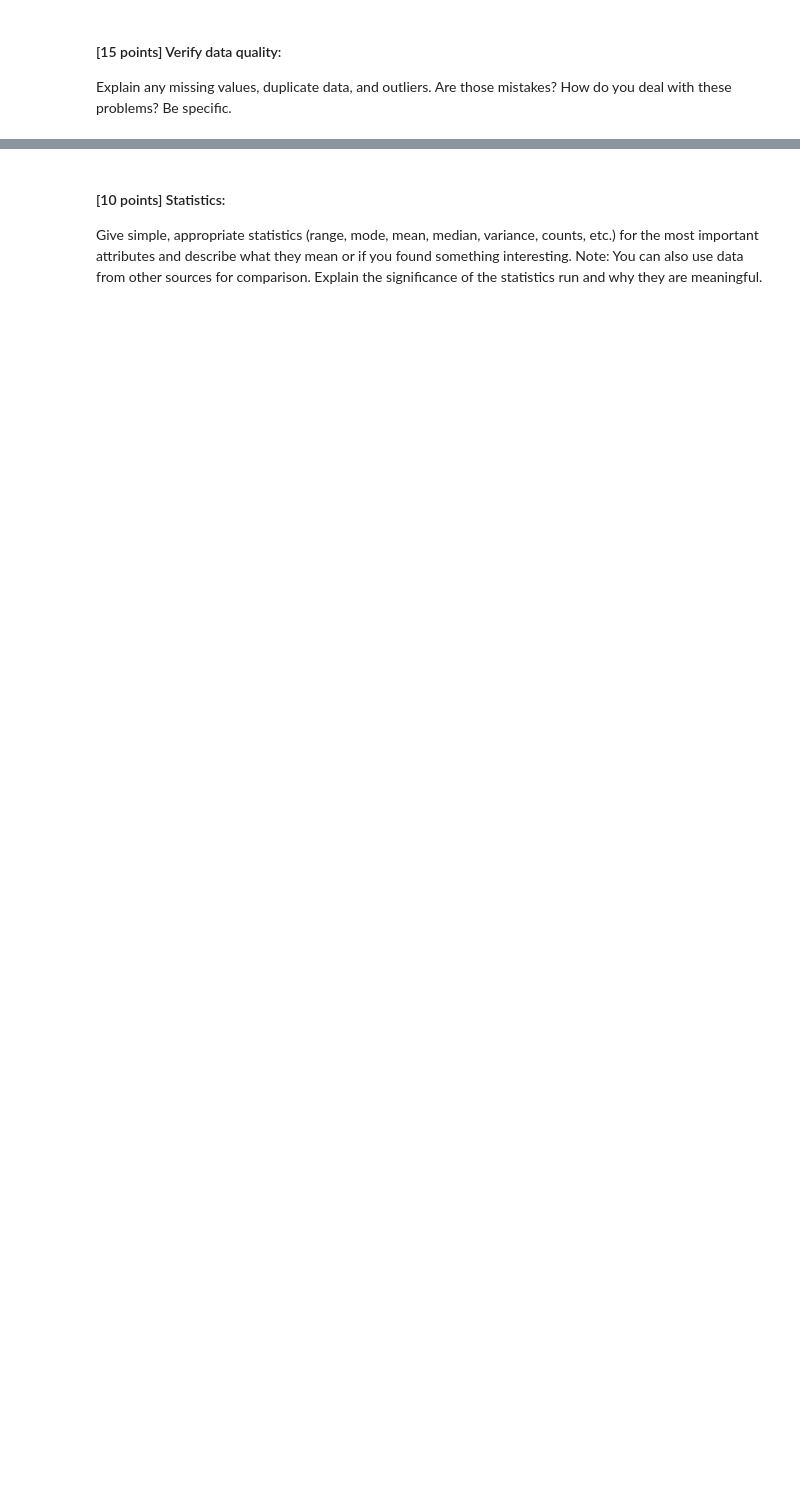
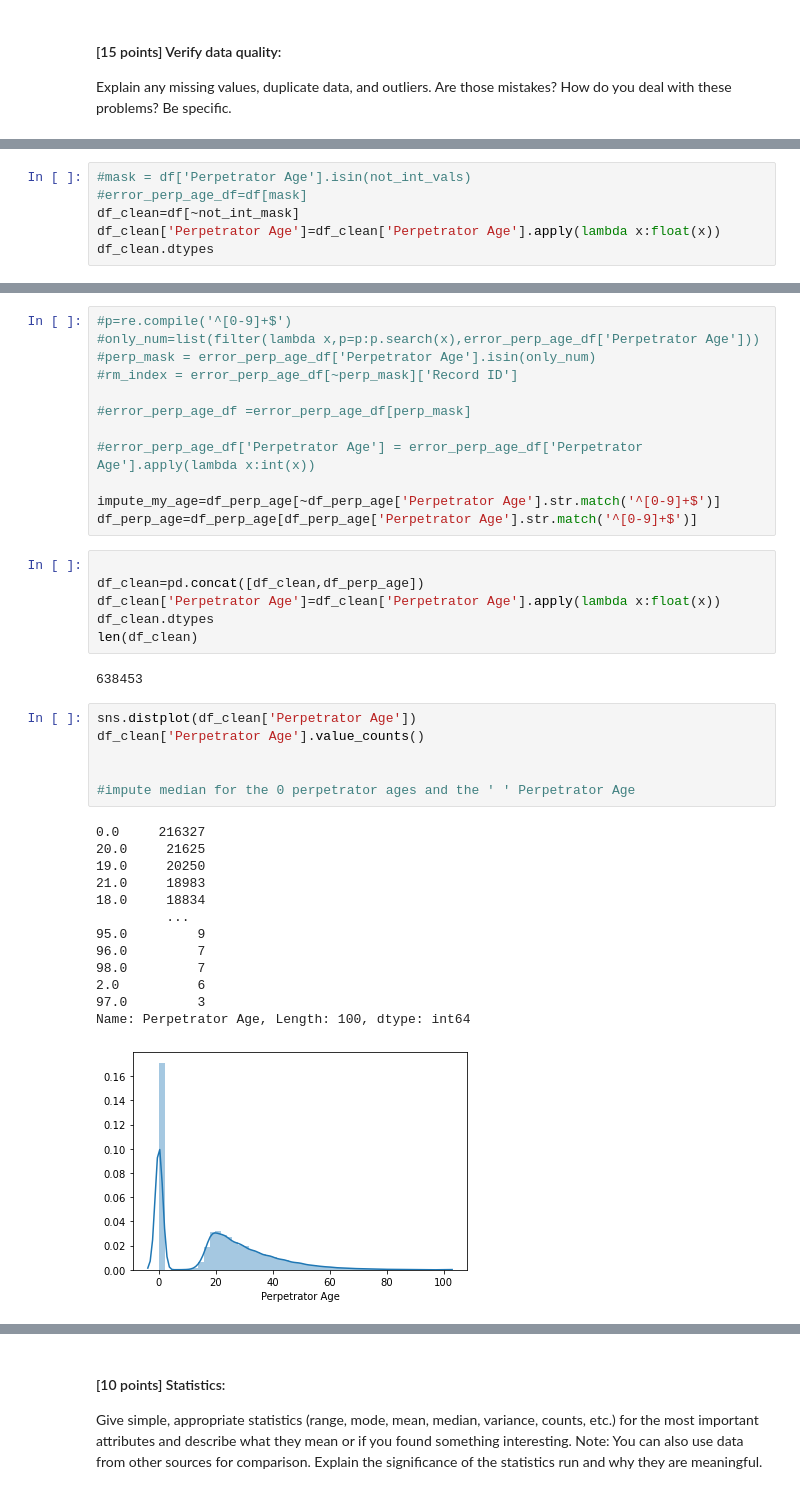
Before and after one commit to pretttyvo/ML1-Visualization-and-Data-Preprocessing, a Jupyter notebook: Lab 1/Jupyter Notebooks/Visualization and Processing-Part I.ipynb, the cells around one changed output, grey strips where cells are left out. Drawn from its saved outputs; the diff is of its cells as text; blank space fills up the shorter version.

```diff
--- a/Lab 1/Jupyter Notebooks/Visualization and Processing-Part I.ipynb
+++ b/Lab 1/Jupyter Notebooks/Visualization and Processing-Part I.ipynb
@@ -58,0 +236,6 @@ Are those mistakes? How do you deal with these problems? Be specific.
+# %%
+#mask = df['Perpetrator Age'].isin(not_int_vals)
+#error_perp_age_df=df[mask]
+df_clean=df[~not_int_mask]
+df_clean['Perpetrator Age']=df_clean['Perpetrator Age'].apply(lambda x:float(x))
+df_clean.dtypes
@@ -58,0 +263,40 @@ Are those mistakes? How do you deal with these problems? Be specific.
+# %%
+#p=re.compile('^[0-9]+$')
+#only_num=list(filter(lambda x,p=p:p.search(x),error_perp_age_df['Perpetrator Age']))
+#perp_mask = error_perp_age_df['Perpetrator Age'].isin(only_num)
+#rm_index = error_perp_age_df[~perp_mask]['Record ID']
+
+#error_perp_age_df =error_perp_age_df[perp_mask]
+
+#error_perp_age_df['Perpetrator Age'] = error_perp_age_df['Perpetrator Age'].apply(lambda x:int(x))
+
+impute_my_age=df_perp_age[~df_perp_age['Perpetrator Age'].str.match('^[0-9]+$')]
+df_perp_age=df_perp_age[df_perp_age['Perpetrator Age'].str.match('^[0-9]+$')]
+# %%
+
+df_clean=pd.concat([df_clean,df_perp_age])
+df_clean['Perpetrator Age']=df_clean['Perpetrator Age'].apply(lambda x:float(x))
+df_clean.dtypes
+len(df_clean)
+# %% [output]
+638453
+# %%
+sns.distplot(df_clean['Perpetrator Age'])
+df_clean['Perpetrator Age'].value_counts()
+
+
+#impute median for the 0 perpetrator ages and the ' ' Perpetrator Age
+# %% [output]
+0.0     216327
+20.0     21625
+19.0     20250
+21.0     18983
+18.0     18834
+         ...
+95.0         9
+96.0         7
+98.0         7
+2.0          6
+97.0         3
+Name: Perpetrator Age, Length: 100, dtype: int64
+[figure, added]
```
Also changed, not shown: parts of 16 cells of this notebook.
